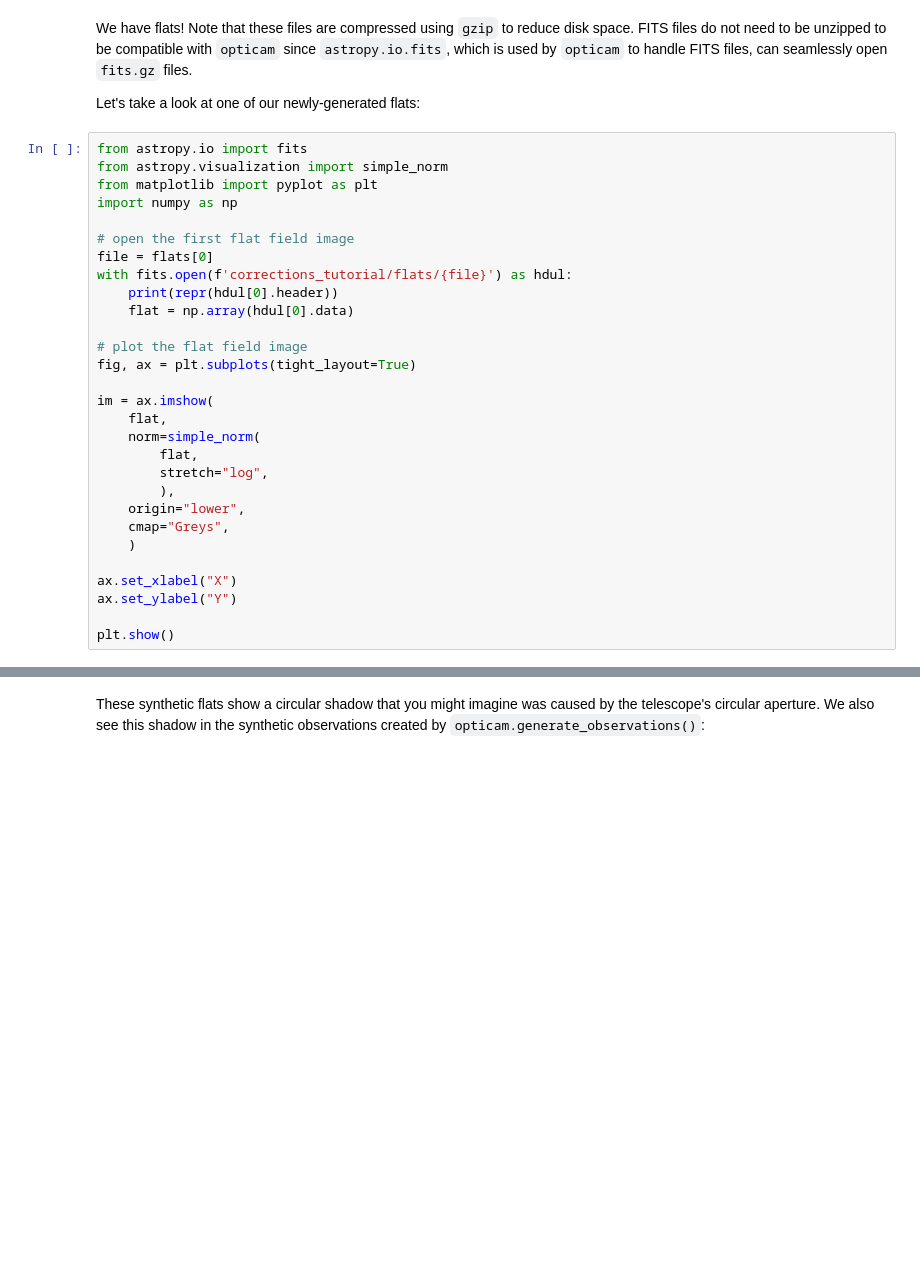
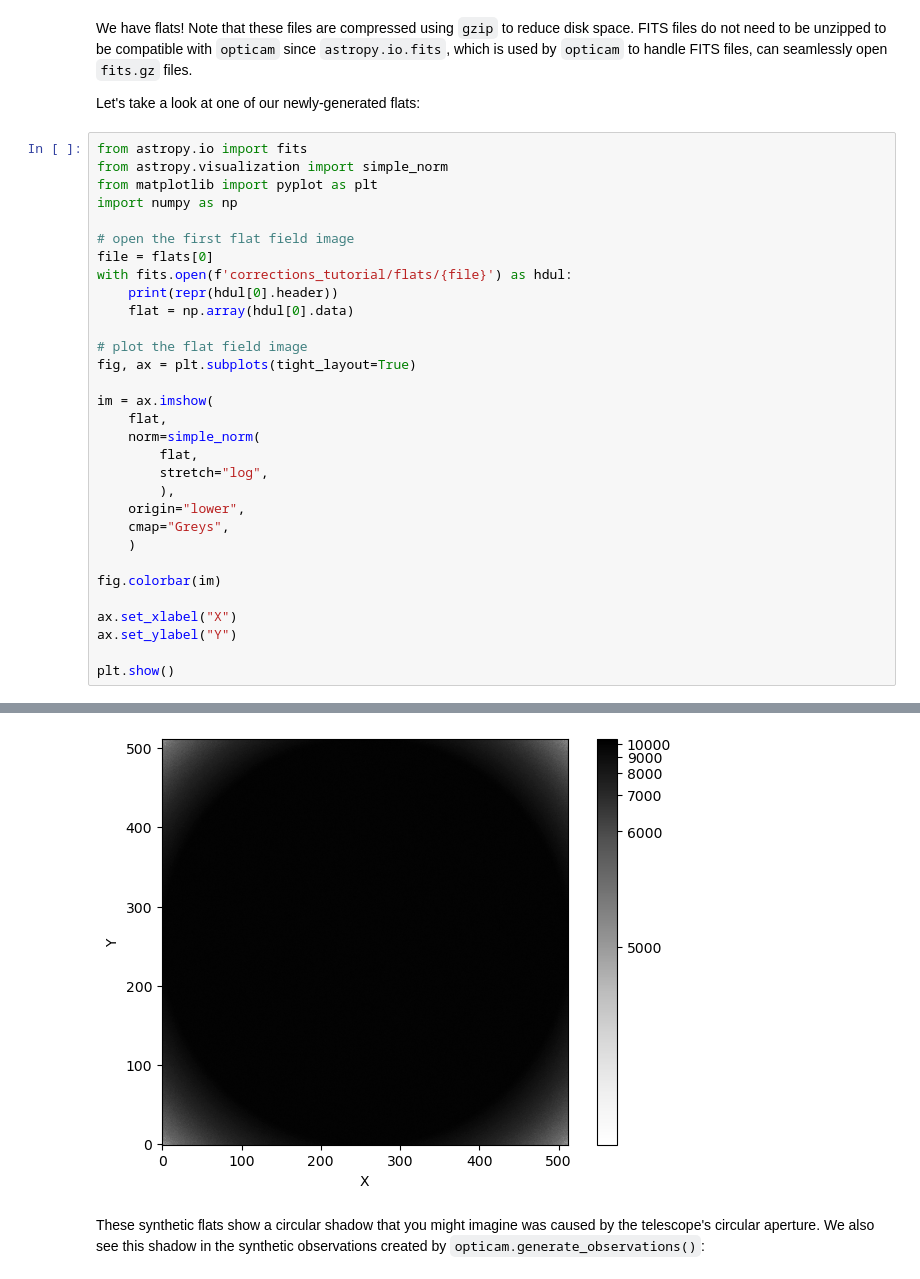
Before and after one commit to zairving/opticam, a Jupyter notebook: docs/tutorials/applying_corrections.ipynb, the cells around one changed output, grey strips where cells are left out. Cells and saved outputs as stored; diff of their text form; blank space fills up the shorter version.

```diff
--- a/docs/tutorials/applying_corrections.ipynb
+++ b/docs/tutorials/applying_corrections.ipynb
@@ -58,7 +70,10 @@ im = ax.imshow(
     cmap="Greys",
     )
 
+fig.colorbar(im)
+
 ax.set_xlabel("X")
 ax.set_ylabel("Y")
 
 plt.show()
+# %% [output]
@@ -65,3 +90,4 @@ plt.show()
+[figure, added]
 # %% [markdown]
 These synthetic flats show a circular shadow that you might imagine was caused by the telescope's circular aperture. We also see this shadow in the synthetic observations created by `opticam.generate_observations()`:
 # %%
```
Also changed, not shown: parts of 18 cells of this notebook, 5 other files.
